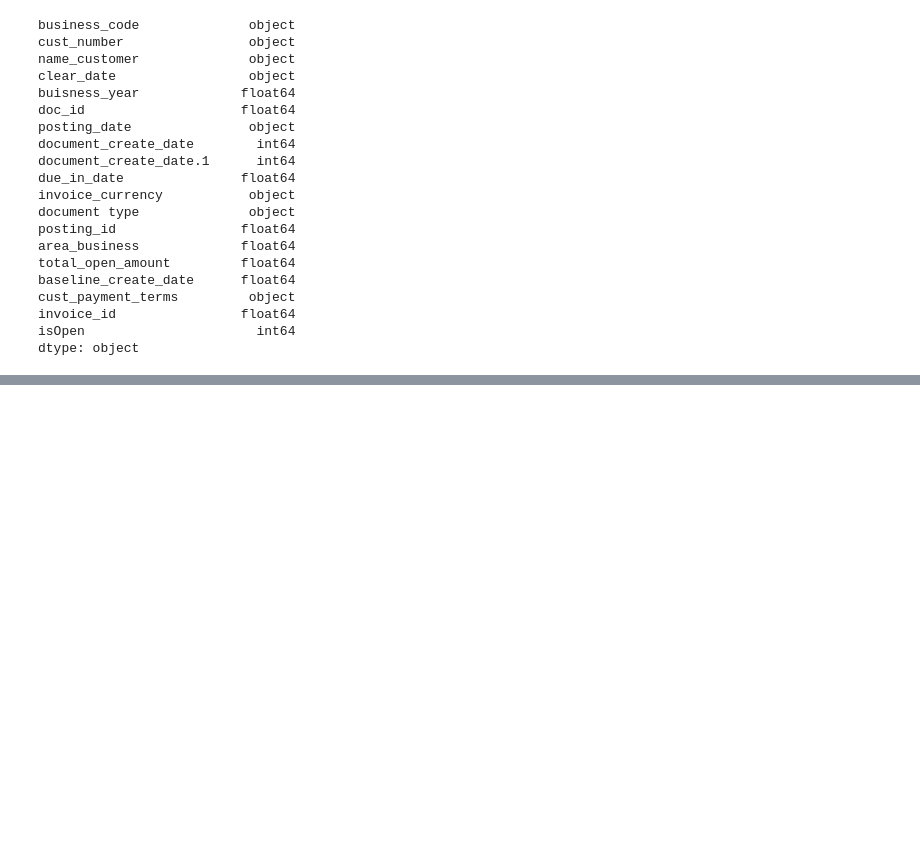
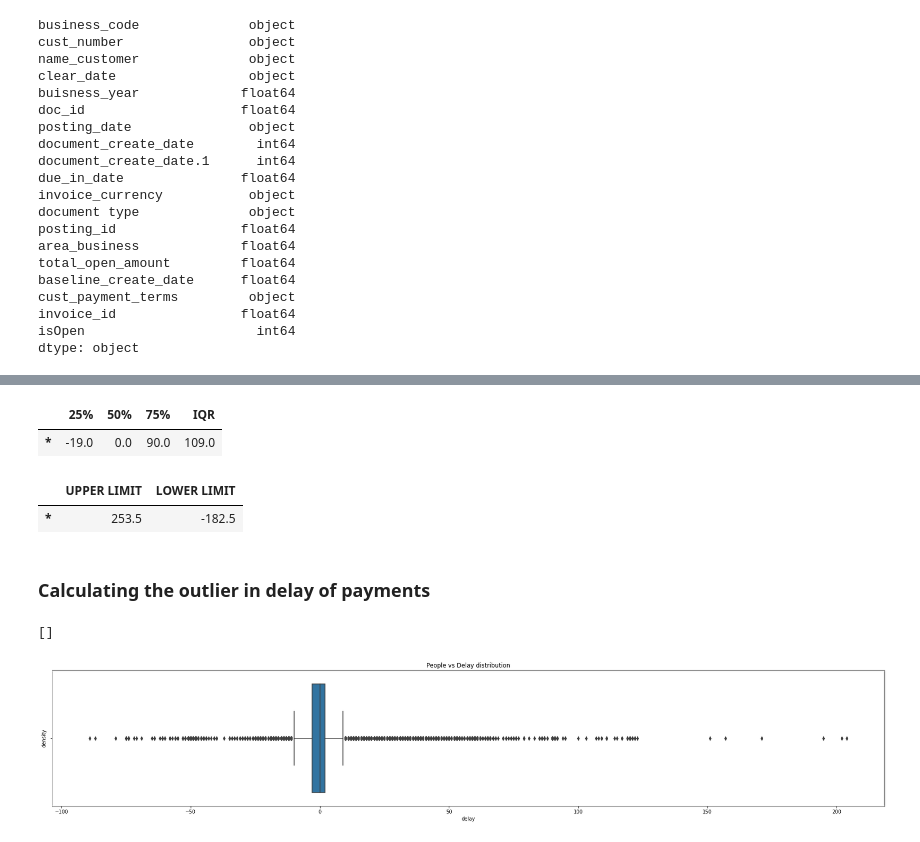
Before and after one commit to nooobcoder/HighRadiusTraining, a Jupyter notebook: project1/final.ipynb, the cells around one changed output, grey strips where cells are left out. Saved outputs shown, nothing was run; the diff lists cells and outputs as text; code cells hidden in the pictures; blank space fills up the shorter version.

Commit message:
Detect and Remove Outliers

```diff
--- a/project1/final.ipynb
+++ b/project1/final.ipynb
@@ -198,0 +442,38 @@ dtype: object
+# %%
+
+pd.DataFrame([{"25%": Q1, "50%": Q2, "75%": Q3, "IQR": IQR}], index=['*'])
+# %% [output]
+|  | 25% | 50% | 75% | IQR |
+| * | -19.0 | 0.0 | 90.0 | 109.0 |
+# %%
+# Calculating the lower, upper limits for getting the outliers -> https://towardsdatascience.com/what-is-an-outlier-26888fd9870d
+lower_bound = Q1 - 1.5 * IQR
+upper_bound = Q3 + 1.5 * IQR
+
+pd.DataFrame([{"UPPER LIMIT": upper_bound, "LOWER LIMIT": lower_bound}], index=['*'])
+# %% [output]
+|  | UPPER LIMIT | LOWER LIMIT |
+| * | 253.5 | -182.5 |
+# %% [markdown]
+### Calculating the outlier in delay of payments
+# %%
+outlier = []
+for x in df_clear_date["delay"]:
+    if (x > upper_bound) or (x < lower_bound):
+        outlier.append(x)
+
+outlier
+# %% [output]
+[]
+# %%
+# Remove the outlier if any
+df_clear_date.drop(df_clear_date[df_clear_date["delay"] > upper_bound].index, index=None, inplace=True)
+# %%
+fig = plt.figure(figsize=(30, 5))
+ax = fig.add_subplot()
+ax.set_title("People vs Delay distribution")
+sns.boxplot(x=df_clear_date["delay"], )
+plt.ylabel("density")
+plt.show()
+# %% [output]
+[figure, added]
```
Also changed, not shown: parts of 44 cells of this notebook.
